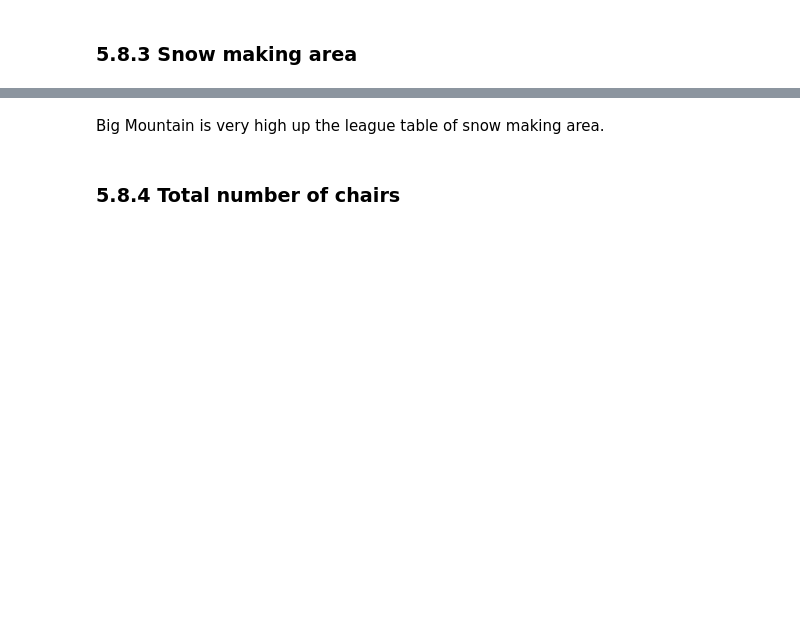
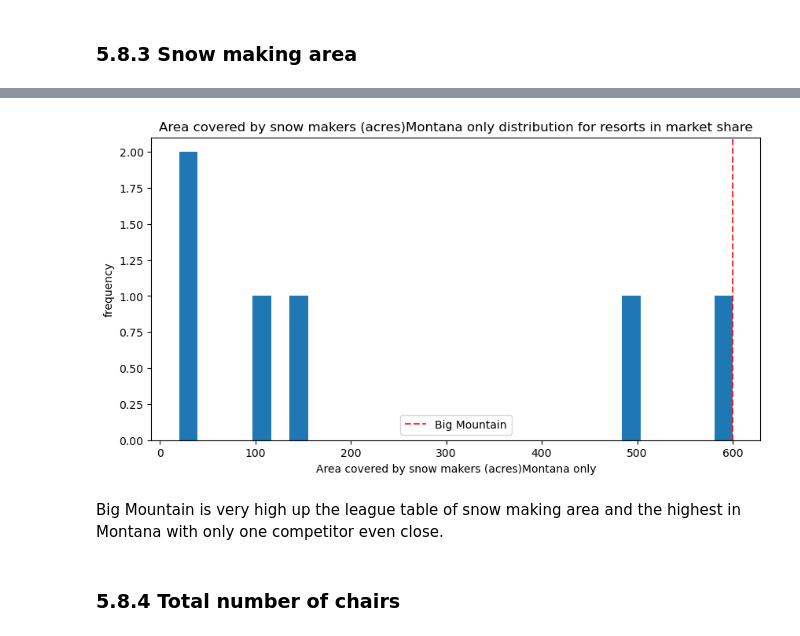
Before and after one commit to mikedshadow/Big_Mountain, a Jupyter notebook: Notebooks/05_modeling.ipynb, the cells around one changed output, grey strips where cells are left out. Cells and saved outputs as stored; diff of their text form; code cells hidden in the pictures; blank space fills up the shorter version.

```diff
--- a/Notebooks/05_modeling.ipynb
+++ b/Notebooks/05_modeling.ipynb
@@ -219,5 +270,9 @@ plot_compare('Snow Making_ac', 'Area covered by snow makers (acres)')
+# %%
+plot_compare('Snow Making_ac', 'Area covered by snow makers (acres)Montana only', state='Montana')
+# %% [output]
+[figure, added]
 # %% [markdown]
-Big Mountain is very high up the league table of snow making area.
+Big Mountain is very high up the league table of snow making area and the highest in Montana with only one competitor even close.
 # %% [markdown]
 ### 5.8.4 Total number of chairs<a id='5.8.4_Total_number_of_chairs'></a>
 # %%
```
Also changed, not shown: parts of 59 cells of this notebook.
